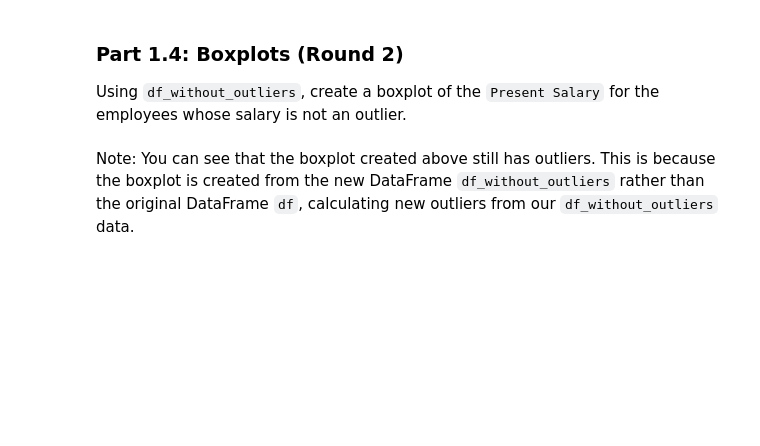
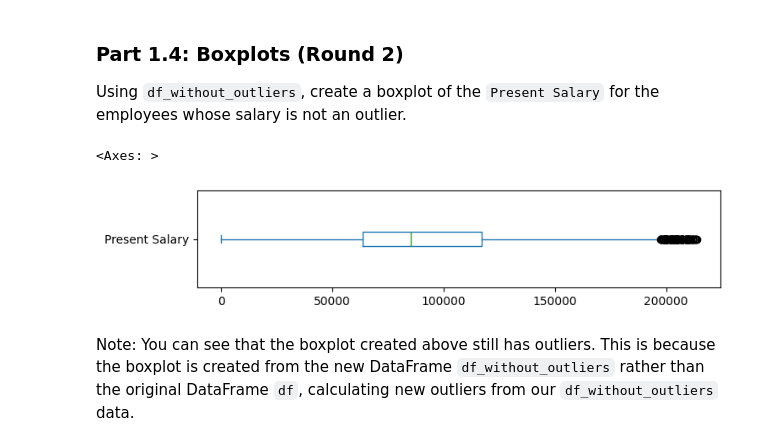
Before and after one commit to JoshuaMorales1245/Personal-Projects, a Jupyter notebook: lab_plots/lab_plots.ipynb, the cells around one changed output. Drawn from its saved outputs; the diff is of its cells as text; code cells hidden in the pictures; blank space fills up the shorter version.

```diff
--- a/lab_plots/lab_plots.ipynb
+++ b/lab_plots/lab_plots.ipynb
@@ -152,3 +205,4 @@ These visualizations that you just created look different than any that you saw
 # %%
-# Use this cell to calculate and display Q1:
-...
+# Use this cell to calculate and display the IQR:
+iqr = q3-q1
+iqr
@@ -155,3 +211,4 @@ These visualizations that you just created look different than any that you saw
 # %%
-# Use this cell to calculate and display Q3:
-...
+# Use this cell to calculate and display the lower cutoff values for the outliers:
+low_cutoff = q1 - (1.5*iqr)
+low_cutoff
@@ -158,3 +217,4 @@ These visualizations that you just created look different than any that you saw
 # %%
-# Use this cell to calculate and display the IQR:
-...
+# Use this cell to calculate and display the upper cutoff value for the outliers:
+upper_cutoff = q3 + (1.5*iqr)
+upper_cutoff
@@ -167,3 +223,4 @@ These visualizations that you just created look different than any that you saw
 # %%
 # Use this cell to create df_without_outliers
-...
+df_without_outliers = df[(df["Present Salary"] >= low_cutoff) & (df["Present Salary"] <= upper_cutoff)]
+df_without_outliers
@@ -190,3 +261,9 @@ Using `df_without_outliers`, create a boxplot of the `Present Salary` for the em
+# %%
+plt.figure(figsize = [8, 1.5])
+df_without_outliers["Present Salary"].plot.box(vert=False)
+# %% [output]
+<Axes: >
+[figure, added]
 # %% [markdown]
 Note: You can see that the boxplot created above still has outliers. This is because the boxplot is created from the new DataFrame `df_without_outliers` rather than the original DataFrame `df`, calculating new outliers from our `df_without_outliers` data.
 # %% [markdown]
```
Also changed, not shown: parts of 71 cells of this notebook, 1 other file.
